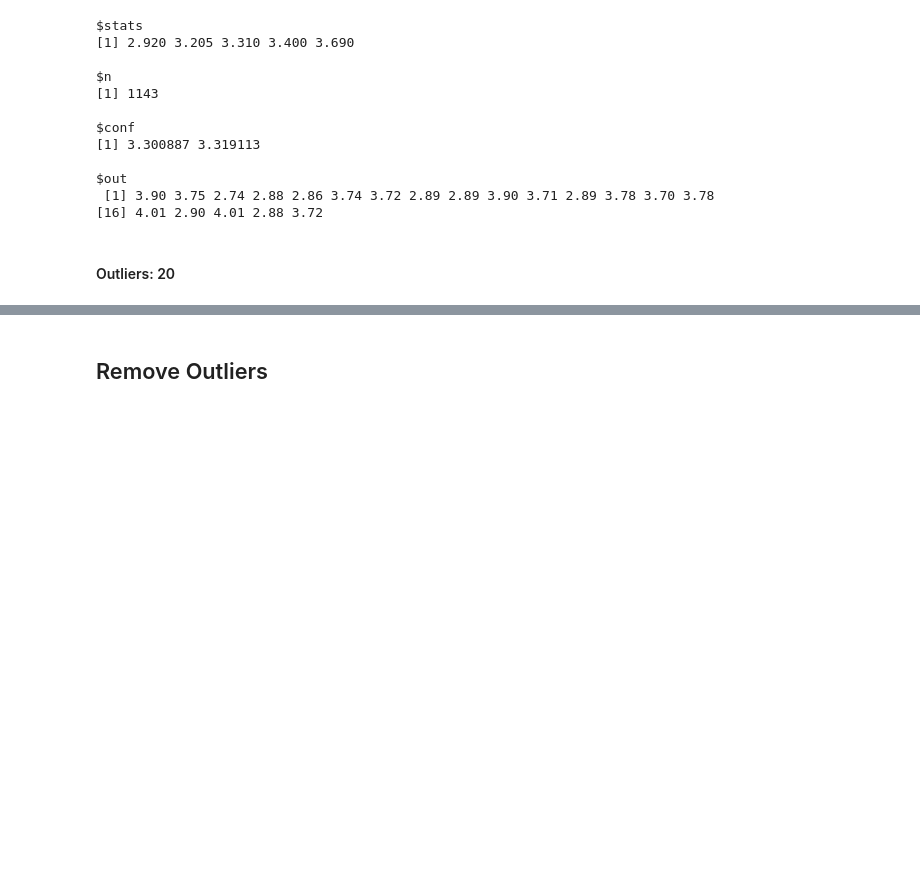
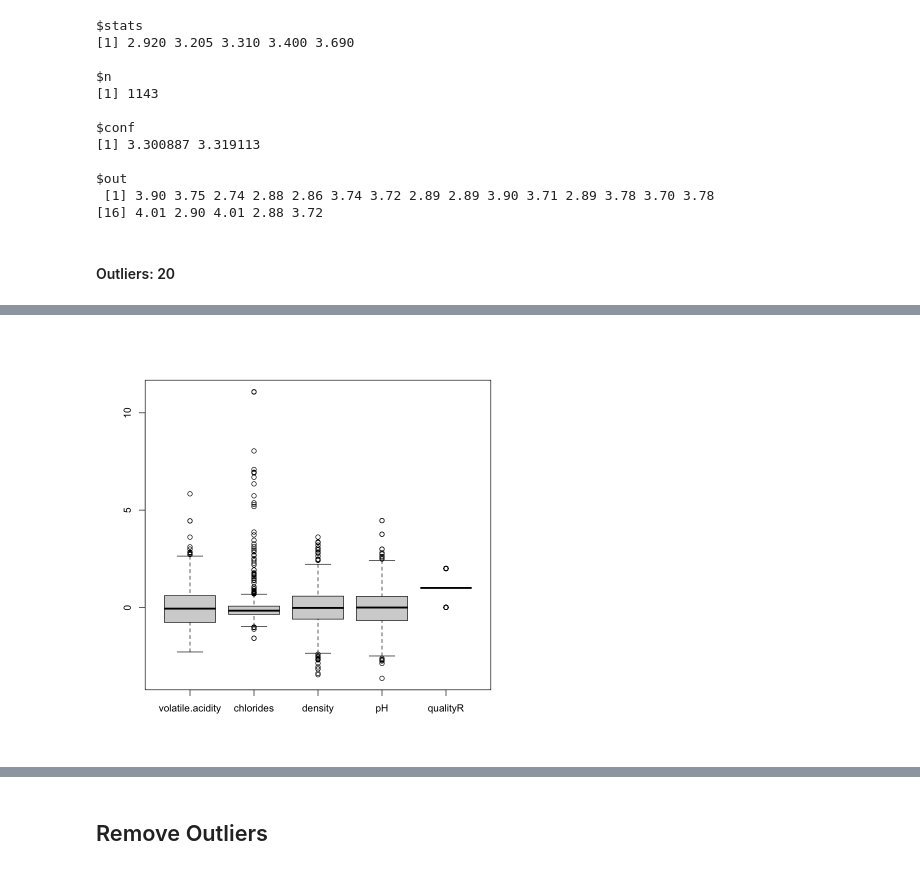
Before and after one commit to gaiasfyre/TheThreeMusketeers, a Jupyter notebook: Individual Scripts & Contributions/Team Review/LDA Models/NO OUTLIERS Quality Recoded/LDA Group Review NO OUTLIERS Quality RECODED.ipynb, the cells around one changed output, grey strips where cells are left out. Saved outputs shown, nothing was run; the diff lists cells and outputs as text; code cells hidden in the pictures; blank space fills up the shorter version.

```diff
--- a/Individual Scripts & Contributions/Team Review/LDA Models/NO OUTLIERS Quality Recoded/LDA Group Review NO OUTLIERS Quality RECODED.ipynb
+++ b/Individual Scripts & Contributions/Team Review/LDA Models/NO OUTLIERS Quality Recoded/LDA Group Review NO OUTLIERS Quality RECODED.ipynb
@@ -172,0 +174,4 @@ $out
+# %%
+boxplot(wine_wrangled)
+# %% [output]
+[figure, added]
```
Also changed, not shown: parts of 21 cells of this notebook, 15 other files.
